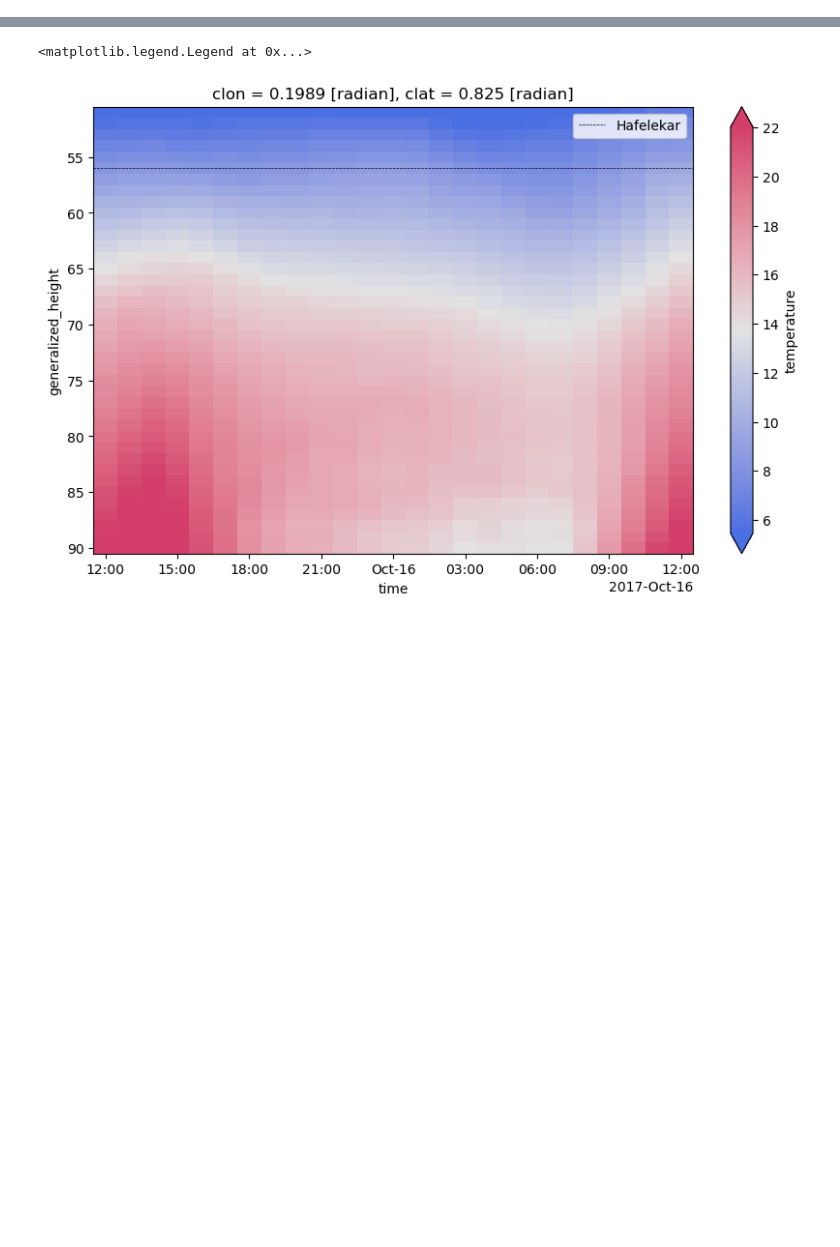
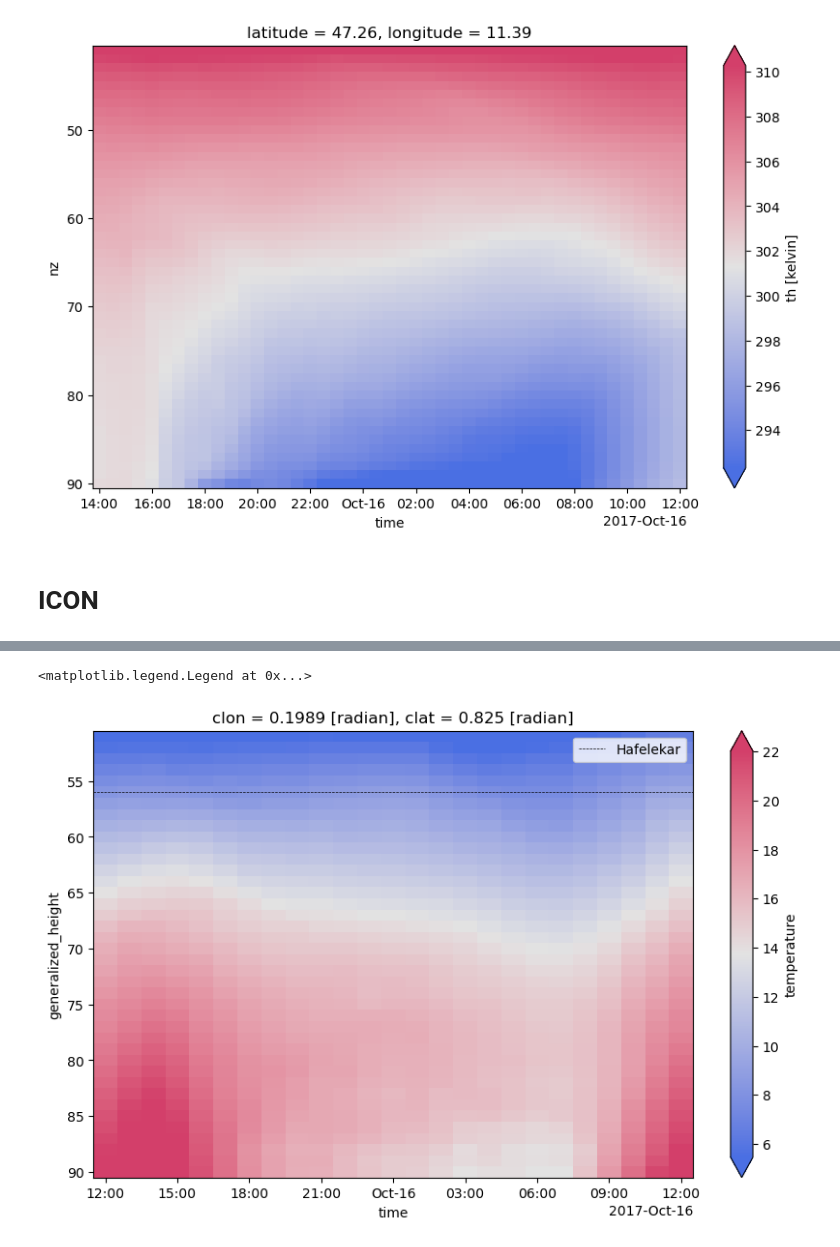
Before and after one commit to Glatzli/model_comparison_codes, a Jupyter notebook: additional_calculations/timeseries.ipynb, the cells around one changed output, grey strips where cells are left out. Drawn from its saved outputs; the diff is of its cells as text; code cells hidden in the pictures; blank space fills up the shorter version.

```diff
--- a/additional_calculations/timeseries.ipynb
+++ b/additional_calculations/timeseries.ipynb
@@ -15,0 +90,10 @@ import tarfile
+# %%
+arome.th.isel(nz = np.arange(40, 90)).plot(robust=True, x = "time", y = "nz", figsize=(10, 6),
+                                                          cmap = pal1.cmap())
+plt.gca().invert_yaxis()
+#plt.axhline(y = 56, color = 'k', linewidth = 0.5, linestyle = 'dashed', label = "Hafelekar")
+#plt.legend()
+# %% [output]
+[figure, new version]
+# %% [markdown]
+# ICON
```
Also changed, not shown: parts of 42 cells of this notebook, 11 other files.
